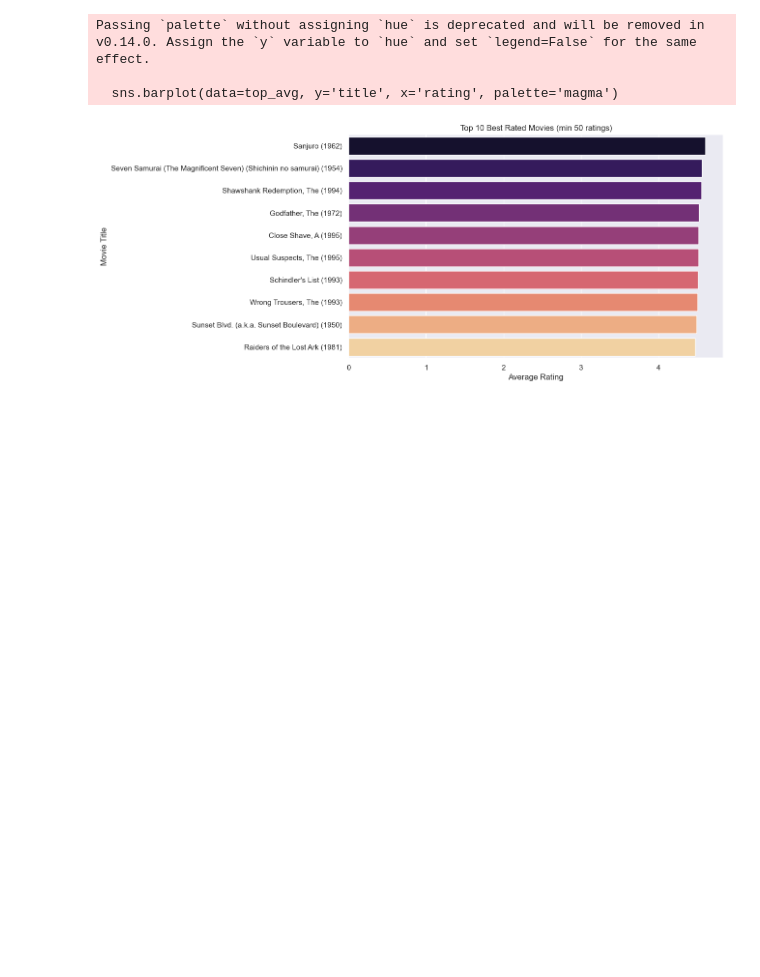
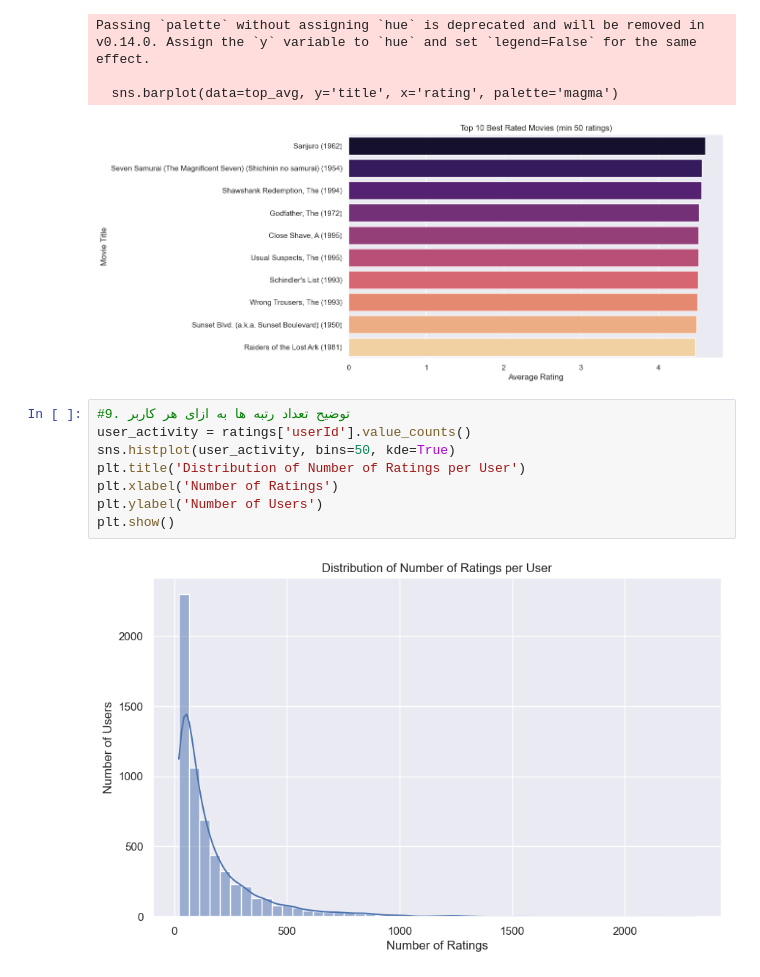
Before and after one commit to fatemehValipoor/MovieLens-GraphNeuralNetwork, a Jupyter notebook: notebooks/MovieLens_data_exploration.ipynb, the cells around one changed output. Cells and saved outputs as stored; diff of their text form; blank space fills up the shorter version.

```diff
--- a/notebooks/MovieLens_data_exploration.ipynb
+++ b/notebooks/MovieLens_data_exploration.ipynb
@@ -135,3 +135,13 @@ Passing `palette` without assigning `hue` is deprecated and will be removed in v
 
   sns.barplot(data=top_avg, y='title', x='rating', palette='magma')
 [figure]
+# %%
+#9. توضیح تعداد رتبه ها به ازای هر کاربر
+user_activity = ratings['userId'].value_counts()
+sns.histplot(user_activity, bins=50, kde=True)
+plt.title('Distribution of Number of Ratings per User')
+plt.xlabel('Number of Ratings')
+plt.ylabel('Number of Users')
+plt.show()
+# %% [output]
+[figure, added]
```
Also changed, not shown: parts of 3 cells of this notebook.
